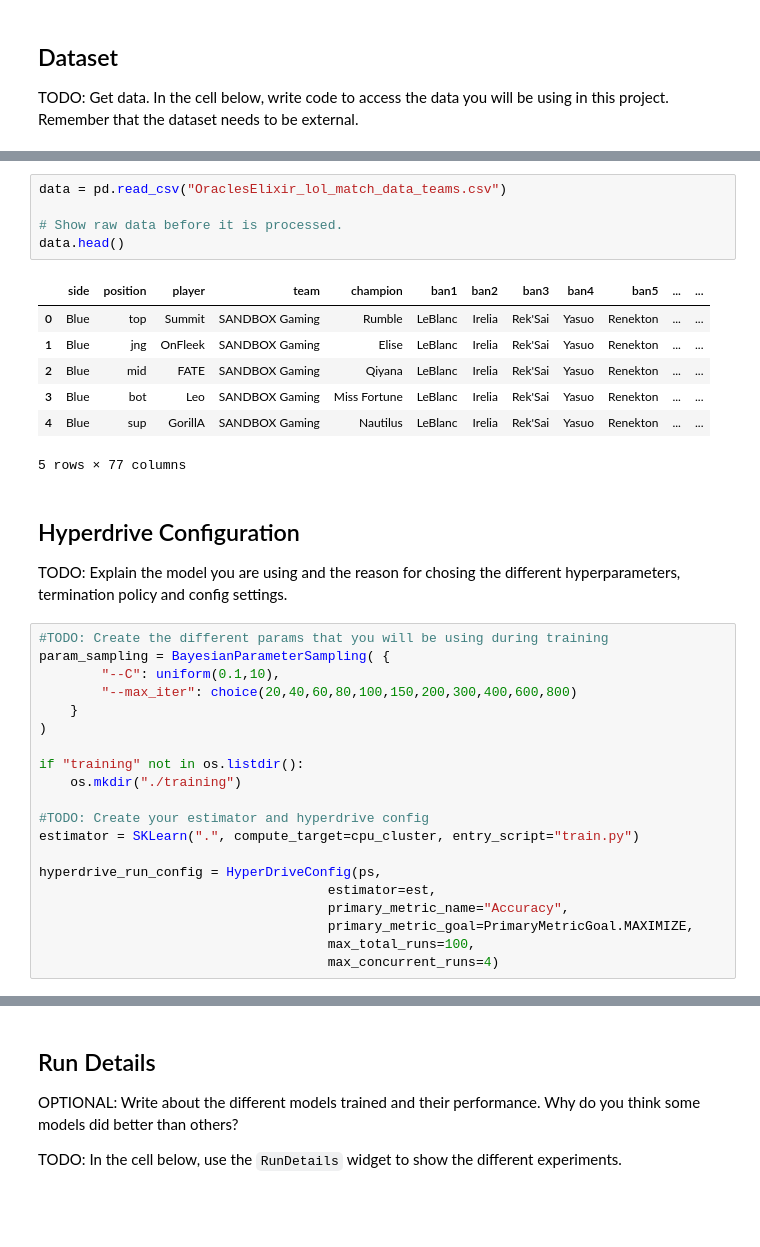
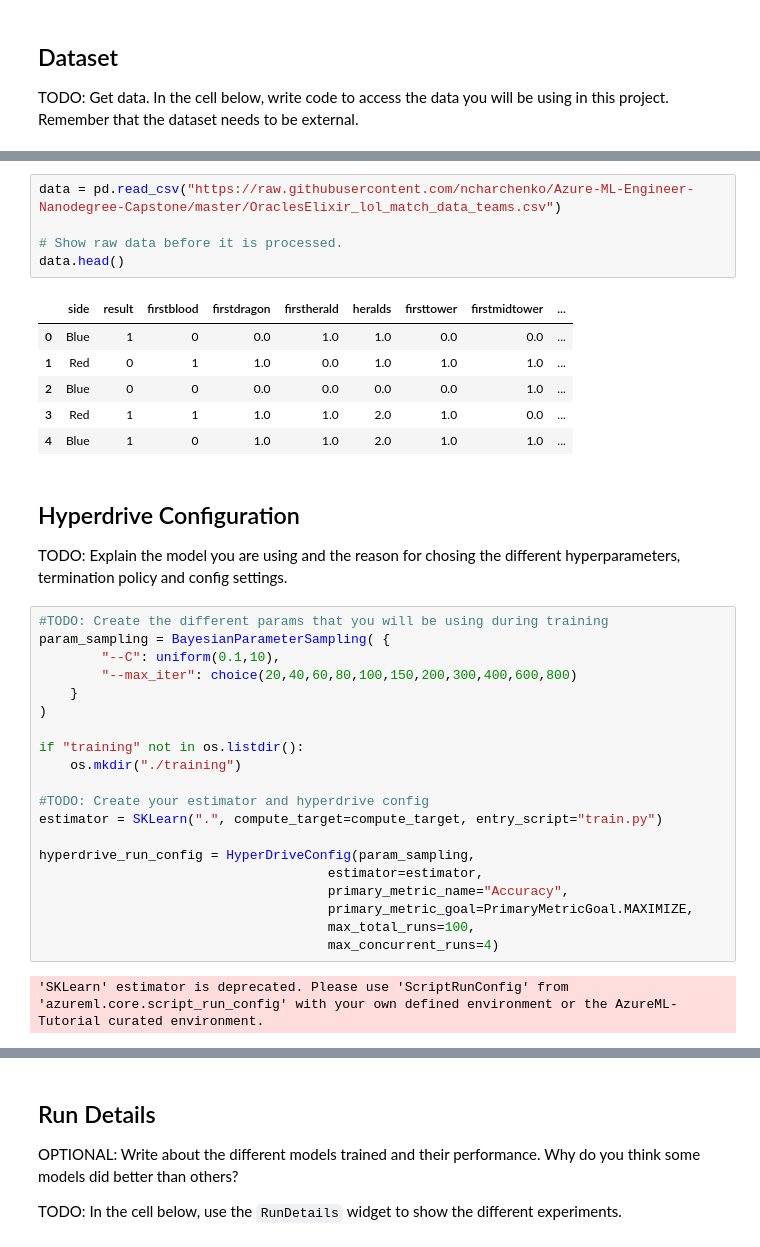
Before and after one commit to ncharchenko/Azure-ML-Engineer-Nanodegree-Capstone, a Jupyter notebook: hyperparameter_tuning.ipynb, the cells around one changed output, grey strips where cells are left out. Cells and saved outputs as stored; diff of their text form; blank space fills up the shorter version.

```diff
--- a/hyperparameter_tuning.ipynb
+++ b/hyperparameter_tuning.ipynb
@@ -50,16 +64,15 @@ NameError: name 'Workspace' is not defined
 # %%
-data = pd.read_csv("OraclesElixir_lol_match_data_teams.csv")
+data = pd.read_csv("https://raw.githubusercontent.com/ncharchenko/Azure-ML-Engineer-Nanodegree-Capstone/master/OraclesElixir_lol_match_data_teams.csv")
 
 # Show raw data before it is processed.
 data.head()
 # %% [output]
-|  | side | position | player | team | champion | ban1 | ban2 | ban3 | ban4 | ban5 | ... | ... |
-| 0 | Blue | top | Summit | SANDBOX Gaming | Rumble | LeBlanc | Irelia | Rek'Sai | Yasuo | Renekton | ... | ... |
-| 1 | Blue | jng | OnFleek | SANDBOX Gaming | Elise | LeBlanc | Irelia | Rek'Sai | Yasuo | Renekton | ... | ... |
-| 2 | Blue | mid | FATE | SANDBOX Gaming | Qiyana | LeBlanc | Irelia | Rek'Sai | Yasuo | Renekton | ... | ... |
-| 3 | Blue | bot | Leo | SANDBOX Gaming | Miss Fortune | LeBlanc | Irelia | Rek'Sai | Yasuo | Renekton | ... | ... |
-| 4 | Blue | sup | GorillA | SANDBOX Gaming | Nautilus | LeBlanc | Irelia | Rek'Sai | Yasuo | Renekton | ... | ... |
+|  | side | result | firstblood | firstdragon | firstherald | heralds | firsttower | firstmidtower | ... |
+| 0 | Blue | 1 | 0 | 0.0 | 1.0 | 1.0 | 0.0 | 0.0 | ... |
+| 1 | Red | 0 | 1 | 1.0 | 0.0 | 1.0 | 1.0 | 1.0 | ... |
+| 2 | Blue | 0 | 0 | 0.0 | 0.0 | 0.0 | 0.0 | 1.0 | ... |
+| 3 | Red | 1 | 1 | 1.0 | 1.0 | 2.0 | 1.0 | 0.0 | ... |
+| 4 | Blue | 1 | 0 | 1.0 | 1.0 | 2.0 | 1.0 | 1.0 | ... |
-5 rows × 77 columns
 # %% [markdown]
 ## Hyperdrive Configuration
 
@@ -76,13 +89,15 @@ if "training" not in os.listdir():
     os.mkdir("./training")
 
 #TODO: Create your estimator and hyperdrive config
-estimator = SKLearn(".", compute_target=cpu_cluster, entry_script="train.py")
+estimator = SKLearn(".", compute_target=compute_target, entry_script="train.py")
 
-hyperdrive_run_config = HyperDriveConfig(ps,
-                                     estimator=est,
+hyperdrive_run_config = HyperDriveConfig(param_sampling,
+                                     estimator=estimator,
                                      primary_metric_name="Accuracy",
                                      primary_metric_goal=PrimaryMetricGoal.MAXIMIZE,
                                      max_total_runs=100,
                                      max_concurrent_runs=4)
+# %% [output]
+'SKLearn' estimator is deprecated. Please use 'ScriptRunConfig' from 'azureml.core.script_run_config' with your own defined environment or the AzureML-Tutorial curated environment.
 # %%
 # Submit your hyperdrive run to the experiment and show run details with the widget.
```
Also changed, not shown: parts of 13 cells of this notebook, 1 other file.
